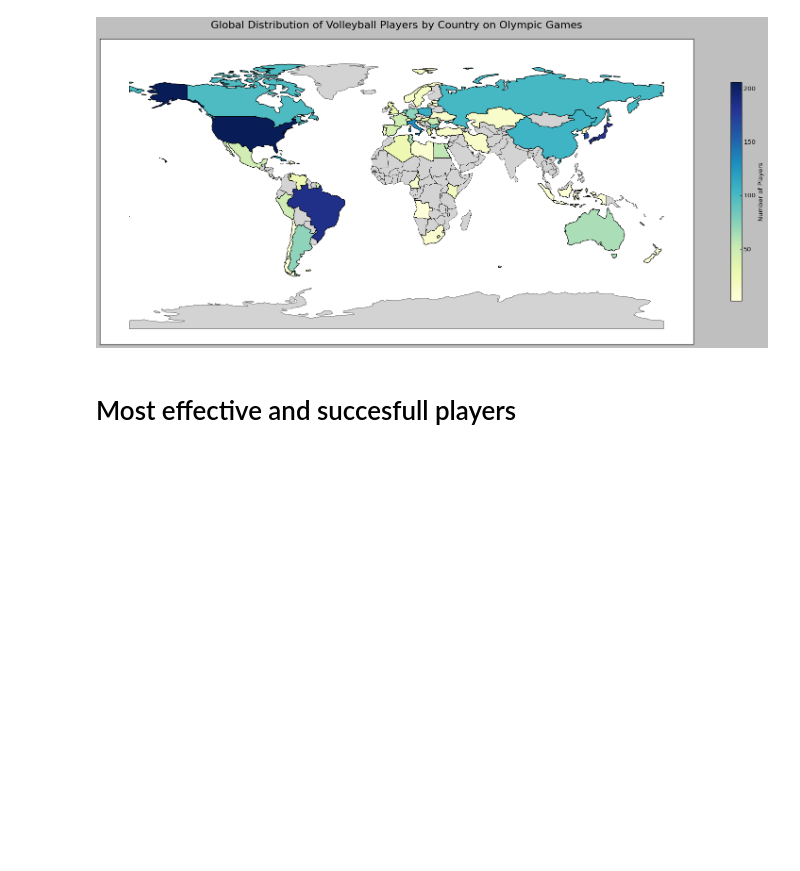
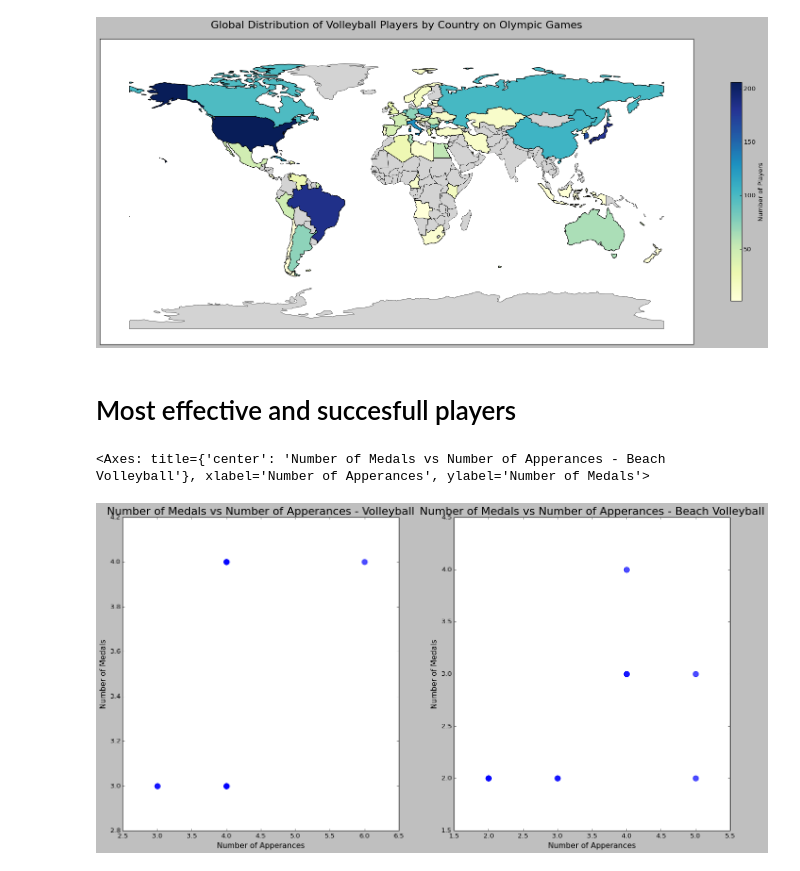
Before and after one commit to psiku/FHSalzburg-DataAnalysisWithPython, a Jupyter notebook: PROJECT/FinalProject_EDA.ipynb, the cells around one changed output. Cells and saved outputs as stored; diff of their text form; code cells hidden in the pictures; blank space fills up the shorter version.

```diff
--- a/PROJECT/FinalProject_EDA.ipynb
+++ b/PROJECT/FinalProject_EDA.ipynb
@@ -1281,3 +1301,41 @@ plt.show()
 [figure]
 # %% [markdown]
 # Most effective and succesfull players
+# %%
+
+def get_athlete_and_their_medal_count(df: pd.DataFrame, sport: str) -> pd.Series:
+    return df[df['Sport'] == sport].groupby('Name')['Medal'].count().sort_values(ascending=False)
+
+def get_athlete_appereance_count(df: pd.DataFrame, sport: str) -> pd.Series:
+    return df[df['Sport'] == sport].groupby('Name')['ID'].count().sort_values(ascending=False)
+
+def plot_scatter_plot_with_scaling(df: pd.DataFrame, sport: str, ax) -> plt.Axes:
+    # Get medal counts and appearance counts
+    medal_counts = get_athlete_and_their_medal_count(df, sport)
+    appearance_counts = get_athlete_appereance_count(df, sport)
+
+    # Combine medal counts and appearances into a single DataFrame
+    combined = pd.DataFrame({'Medals': medal_counts, 'Appearances': appearance_counts}).dropna()
+
+    # Group by unique combinations of appearances and medals and count occurrences
+    grouped = combined.groupby(['Appearances', 'Medals']).size().reset_index(name='Count')
+
+    # Plot the scatter points with size proportional to the count
+    scatter = ax.scatter(grouped['Appearances'], grouped['Medals'], s=grouped['Count'] * 50, color='blue', alpha=0.7)
+
+    # Add labels and title
+    ax.set_xlabel('Number of Appearances', fontsize=14)
+    ax.set_ylabel('Number of Medals', fontsize=14)
+    ax.set_title(f'Number of Medals vs Number of Appearances - {sport}', fontsize=20)
+
+    return ax
+
+# Example usage (assuming `athletes` DataFrame is defined):
+fig, axs = plt.subplots(1, 2, figsize=(20, 10))
+plot_scatter_plot_with_scaling(athletes, 'Volleyball', axs[0])
+plot_scatter_plot_with_scaling(athletes, 'Beach Volleyball', axs[1])
+
+plt.show()
+# %% [output]
+<Axes: title={'center': 'Number of Medals vs Number of Apperances - Beach Volleyball'}, xlabel='Number of Apperances', ylabel='Number of Medals'>
+[figure, added]
```
Also changed, not shown: parts of 7 cells of this notebook, 1 other file.
